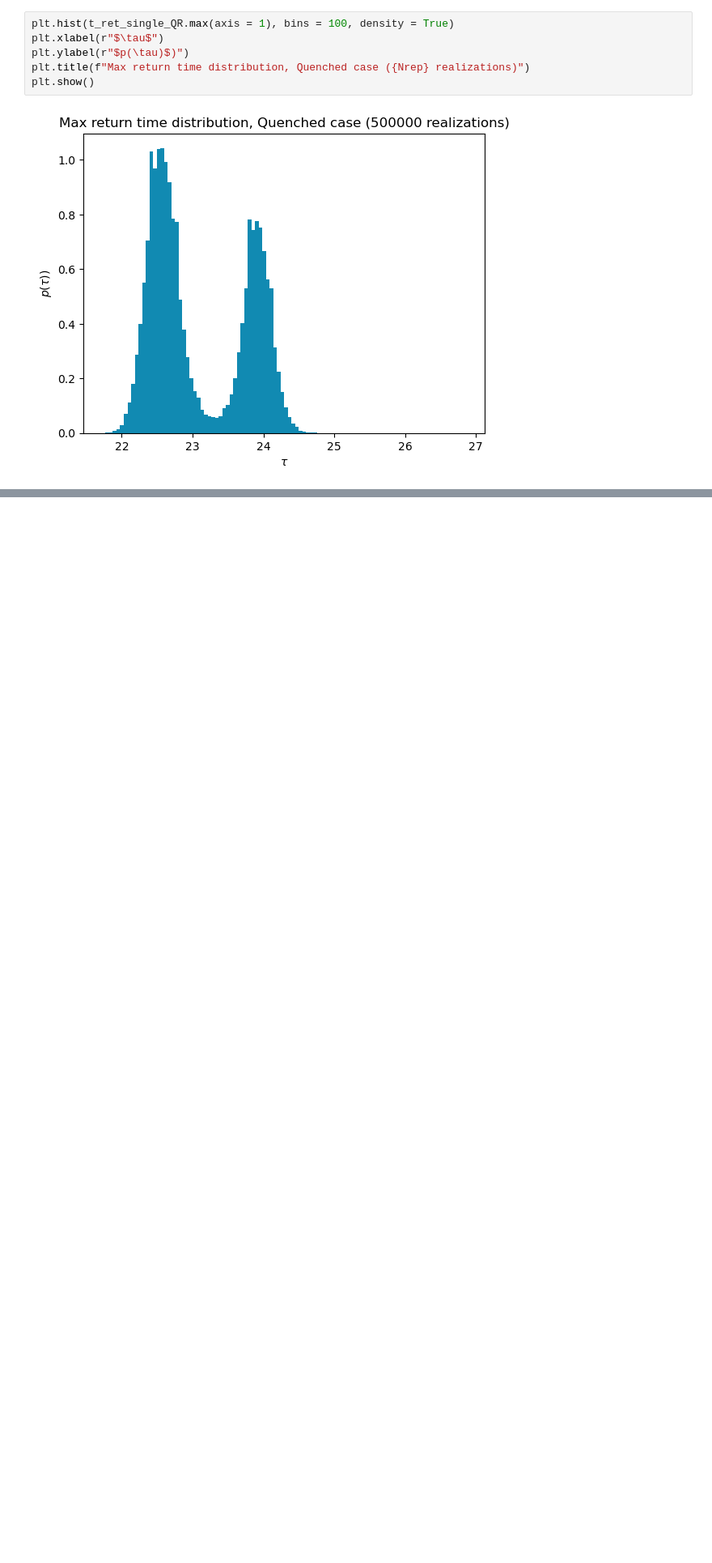
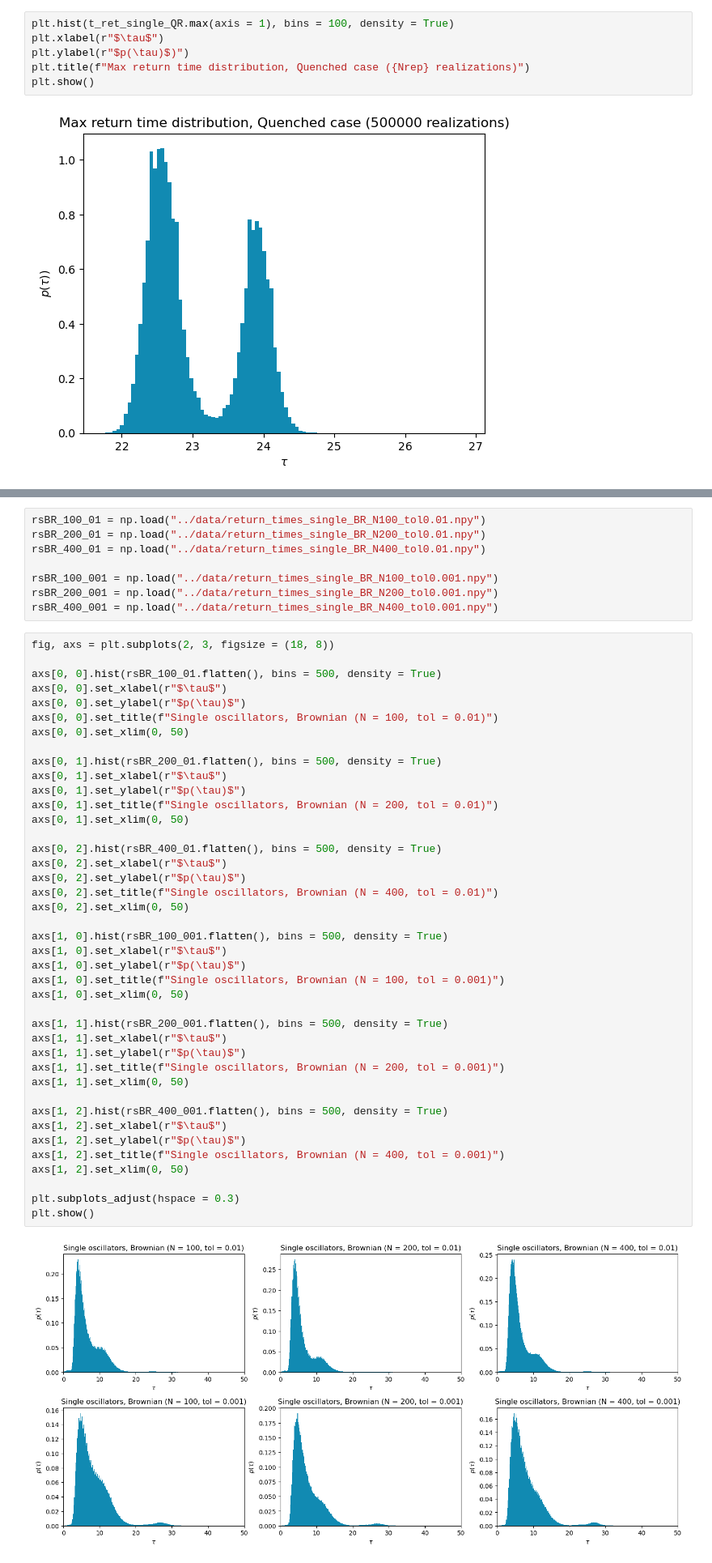
Before and after one commit to giorgionicoletti/OscillationsFH, a Jupyter notebook: notebooks/ReturnTimes.ipynb, the cells around one changed output, grey strips where cells are left out. Shown at 81% size. Saved outputs shown, nothing was run; the diff lists cells and outputs as text; blank space fills up the shorter version.

```diff
--- a/notebooks/ReturnTimes.ipynb
+++ b/notebooks/ReturnTimes.ipynb
@@ -357,0 +391,51 @@ plt.show()
+# %%
+rsBR_100_01 = np.load("../data/return_times_single_BR_N100_tol0.01.npy")
+rsBR_200_01 = np.load("../data/return_times_single_BR_N200_tol0.01.npy")
+rsBR_400_01 = np.load("../data/return_times_single_BR_N400_tol0.01.npy")
+
+rsBR_100_001 = np.load("../data/return_times_single_BR_N100_tol0.001.npy")
+rsBR_200_001 = np.load("../data/return_times_single_BR_N200_tol0.001.npy")
+rsBR_400_001 = np.load("../data/return_times_single_BR_N400_tol0.001.npy")
+# %%
+fig, axs = plt.subplots(2, 3, figsize = (18, 8))
+
+axs[0, 0].hist(rsBR_100_01.flatten(), bins = 500, density = True)
+axs[0, 0].set_xlabel(r"$\tau$")
+axs[0, 0].set_ylabel(r"$p(\tau)$")
+axs[0, 0].set_title(f"Single oscillators, Brownian (N = 100, tol = 0.01)")
+axs[0, 0].set_xlim(0, 50)
+
+axs[0, 1].hist(rsBR_200_01.flatten(), bins = 500, density = True)
+axs[0, 1].set_xlabel(r"$\tau$")
+axs[0, 1].set_ylabel(r"$p(\tau)$")
+axs[0, 1].set_title(f"Single oscillators, Brownian (N = 200, tol = 0.01)")
+axs[0, 1].set_xlim(0, 50)
+
+axs[0, 2].hist(rsBR_400_01.flatten(), bins = 500, density = True)
+axs[0, 2].set_xlabel(r"$\tau$")
+axs[0, 2].set_ylabel(r"$p(\tau)$")
+axs[0, 2].set_title(f"Single oscillators, Brownian (N = 400, tol = 0.01)")
+axs[0, 2].set_xlim(0, 50)
+
+axs[1, 0].hist(rsBR_100_001.flatten(), bins = 500, density = True)
+axs[1, 0].set_xlabel(r"$\tau$")
+axs[1, 0].set_ylabel(r"$p(\tau)$")
+axs[1, 0].set_title(f"Single oscillators, Brownian (N = 100, tol = 0.001)")
+axs[1, 0].set_xlim(0, 50)
+
+axs[1, 1].hist(rsBR_200_001.flatten(), bins = 500, density = True)
+axs[1, 1].set_xlabel(r"$\tau$")
+axs[1, 1].set_ylabel(r"$p(\tau)$")
+axs[1, 1].set_title(f"Single oscillators, Brownian (N = 200, tol = 0.001)")
+axs[1, 1].set_xlim(0, 50)
+
+axs[1, 2].hist(rsBR_400_001.flatten(), bins = 500, density = True)
+axs[1, 2].set_xlabel(r"$\tau$")
+axs[1, 2].set_ylabel(r"$p(\tau)$")
+axs[1, 2].set_title(f"Single oscillators, Brownian (N = 400, tol = 0.001)")
+axs[1, 2].set_xlim(0, 50)
+
+plt.subplots_adjust(hspace = 0.3)
+plt.show()
+# %% [output]
+[figure, added]
```
Also changed, not shown: parts of 6 cells of this notebook, 1 other file.
